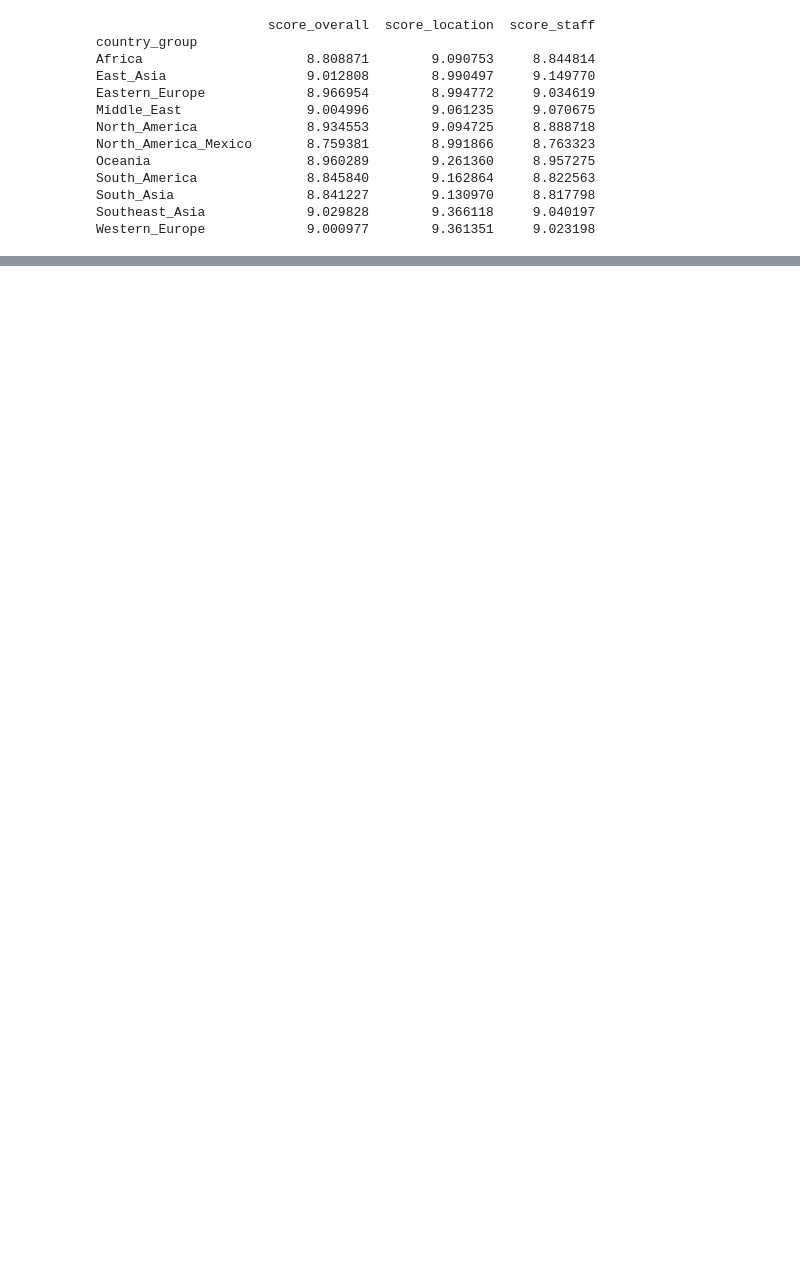
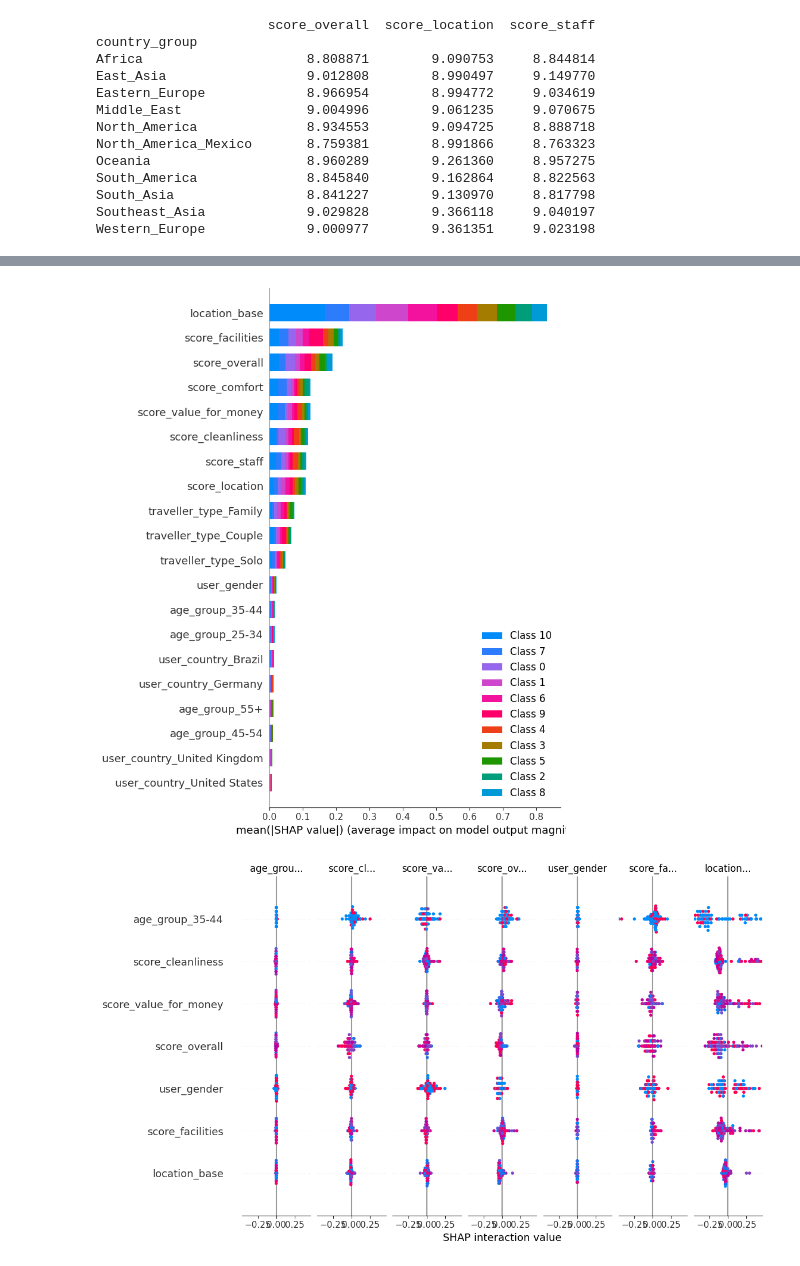
Before and after one commit to mohanad-yasser/hotel-booking, a Jupyter notebook: hotel booking.ipynb, the cells around one changed output, grey strips where cells are left out. Saved outputs shown, nothing was run; the diff lists cells and outputs as text; code cells hidden in the pictures; blank space fills up the shorter version.

```diff
--- a/hotel booking.ipynb
+++ b/hotel booking.ipynb
@@ -571,7 +571,7 @@ X_train, X_test, y_train, y_test = train_test_split(
 # ==========================================================
 # 4️⃣ Train a Model (Random Forest)
 # ==========================================================
-model = RandomForestClassifier(n_estimators=200, random_state=42)
+model = RandomForestClassifier(n_estimators=1004, random_state=125)
 model.fit(X_train, y_train)
 
 importances = model.feature_importances_
@@ -663,0 +672,23 @@ Western_Europe             9.000977        9.361351     9.023198
+# %%
+import shap
+
+# 1) Sample
+X_test_sample = shap.sample(X_test_fix, 100, random_state=42)
+background     = shap.sample(X_train_fix, 20,  random_state=42)
+
+# 2) Explainer (tree models)
+explainer = shap.TreeExplainer(
+    model,
+    background,
+    feature_perturbation="interventional"   # robust + fast
+)
+
+# 3) SHAP values (skip additivity check for speed)
+shap_values = explainer.shap_values(X_test_sample, check_additivity=False)
+
+# 4) Plots
+shap.summary_plot(shap_values, X_test_sample, plot_type="bar")
+shap.summary_plot(shap_values, X_test_sample)
+# %% [output]
+[figure, added]
+[figure, added]
```
Also changed, not shown: parts of 8 cells of this notebook, 4 other files.
